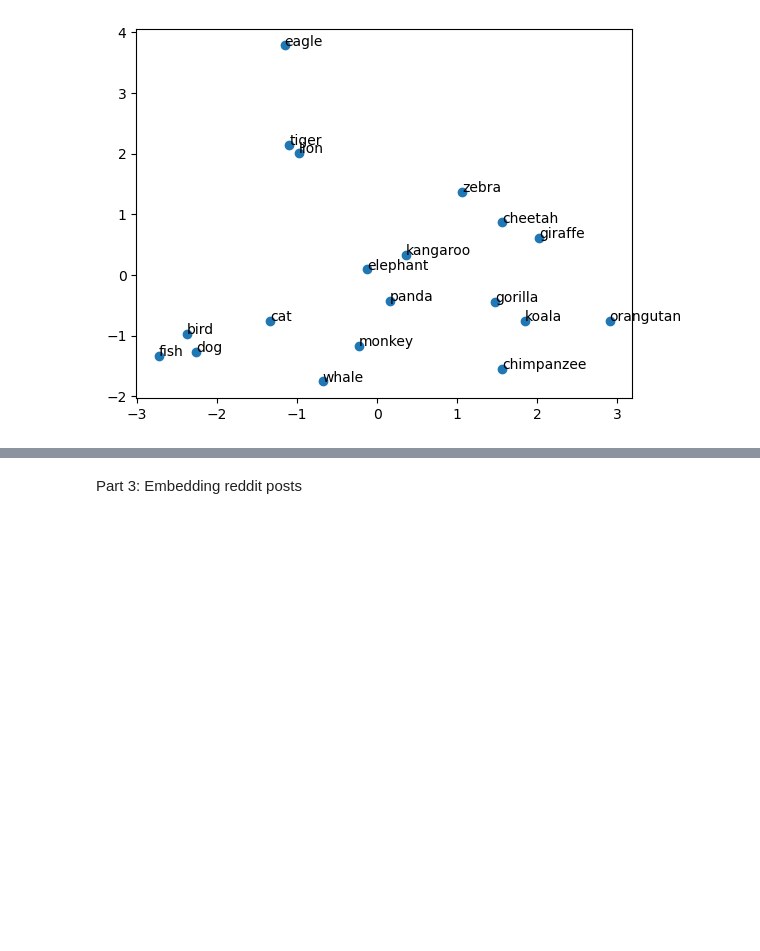
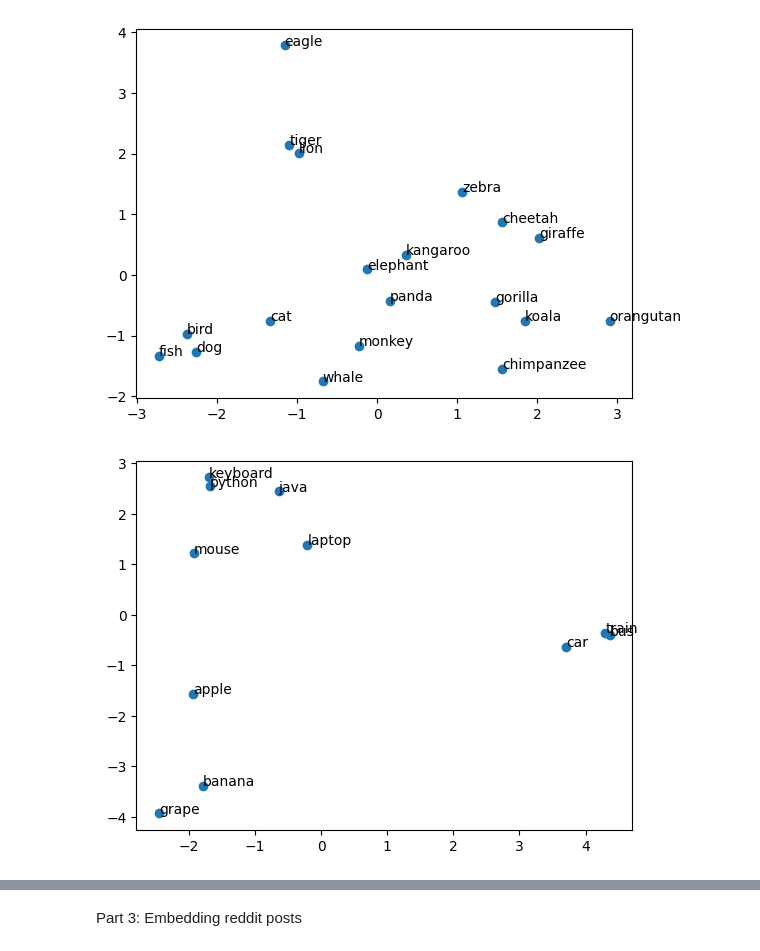
Before and after one commit to zijianc2/project3-embeddings, a Jupyter notebook: project-3.ipynb, the cells around one changed output, grey strips where cells are left out. Cells and saved outputs as stored; diff of their text form; code cells hidden in the pictures; blank space fills up the shorter version.

```diff
--- a/project-3.ipynb
+++ b/project-3.ipynb
@@ -94,3 +91,14 @@ Part 1b
 #try to isolate a specific dimension in the embeddings and add it to multiple words.
 #does this show any bias or assumptions in the data?
 # Discuss with your group and share most interesting dimension in the document
+gender_dim = model['woman'] - model['man']
+
+# Add the gender dimension to neutral words
+words = ['doctor', 'nurse', 'teacher', 'engineer', 'scientist']
+for word in words:
+    if word in model:
+        result = model.most_similar(model[word] + gender_dim, topn=5)
+        print(f"Word: {word} + gender dimension →")
+        for similar_word, score in result:
+            print(f"   {similar_word} ({score:.3f})")
+        print()
@@ -124,6 +152,26 @@ plt.show()
 # %%
 #repeat this process with your own set of 10-20 words.
 #Does the proximity between words and overall distances make sense? Work as a group and discuss your individual findings.
+from sklearn.decomposition import PCA
+import matplotlib.pyplot as plt
+
+
+my_words = ["apple", "banana", "grape", "car", "bus", "train", "python", "java", "laptop", "keyboard", "mouse"]
+
+X = [model[word] for word in my_words if word in model]
+
+pca = PCA(n_components=2)
+X_pca = pca.fit_transform(X)
+
+plt.scatter(X_pca[:, 0], X_pca[:, 1])
+
+for i, word in enumerate(my_words):
+    if word in model:
+        plt.annotate(word, (X_pca[i, 0], X_pca[i, 1]))
+
+plt.show()
+# %% [output]
+[figure, added]
 # %%
 # repeat the process with a different pre-trained model and the same set of words.
 # What has changed in the embedding space? What might this have to do with the training data?
```
Also changed, not shown: parts of 21 cells of this notebook.
